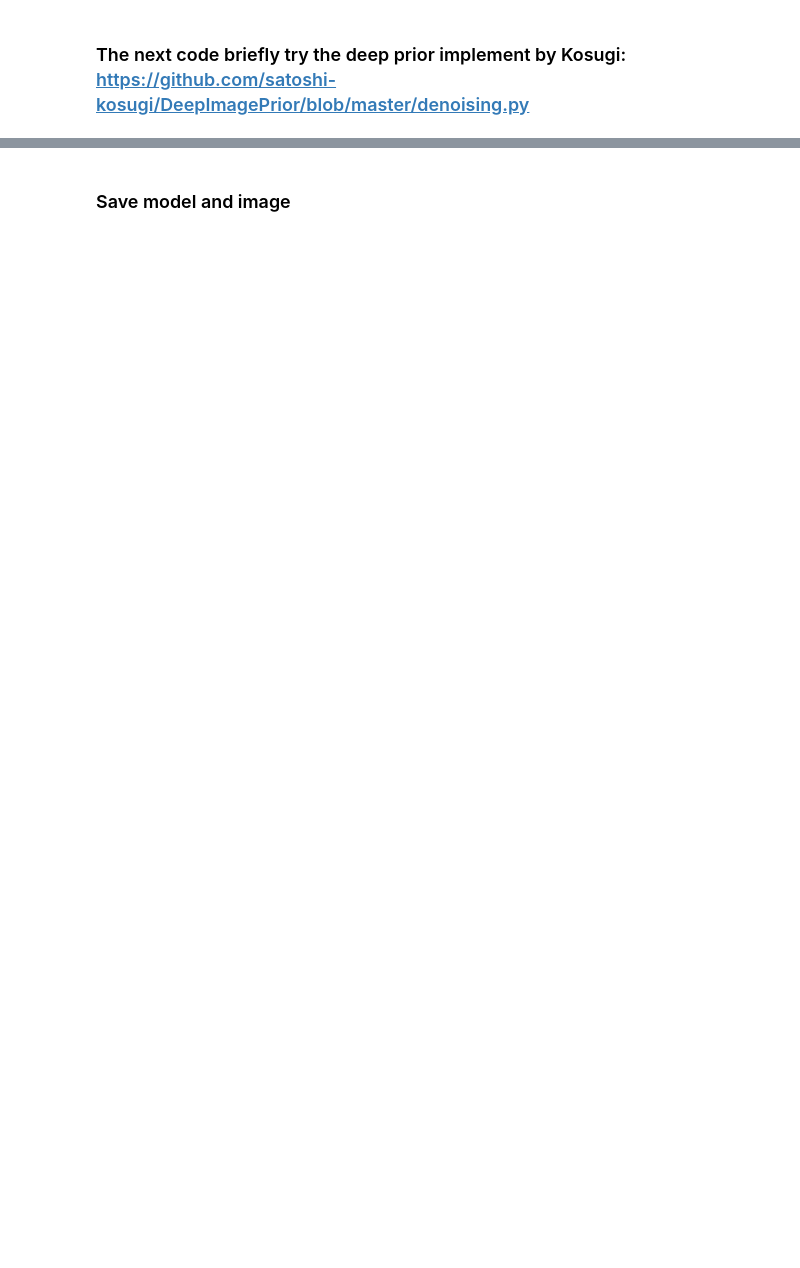
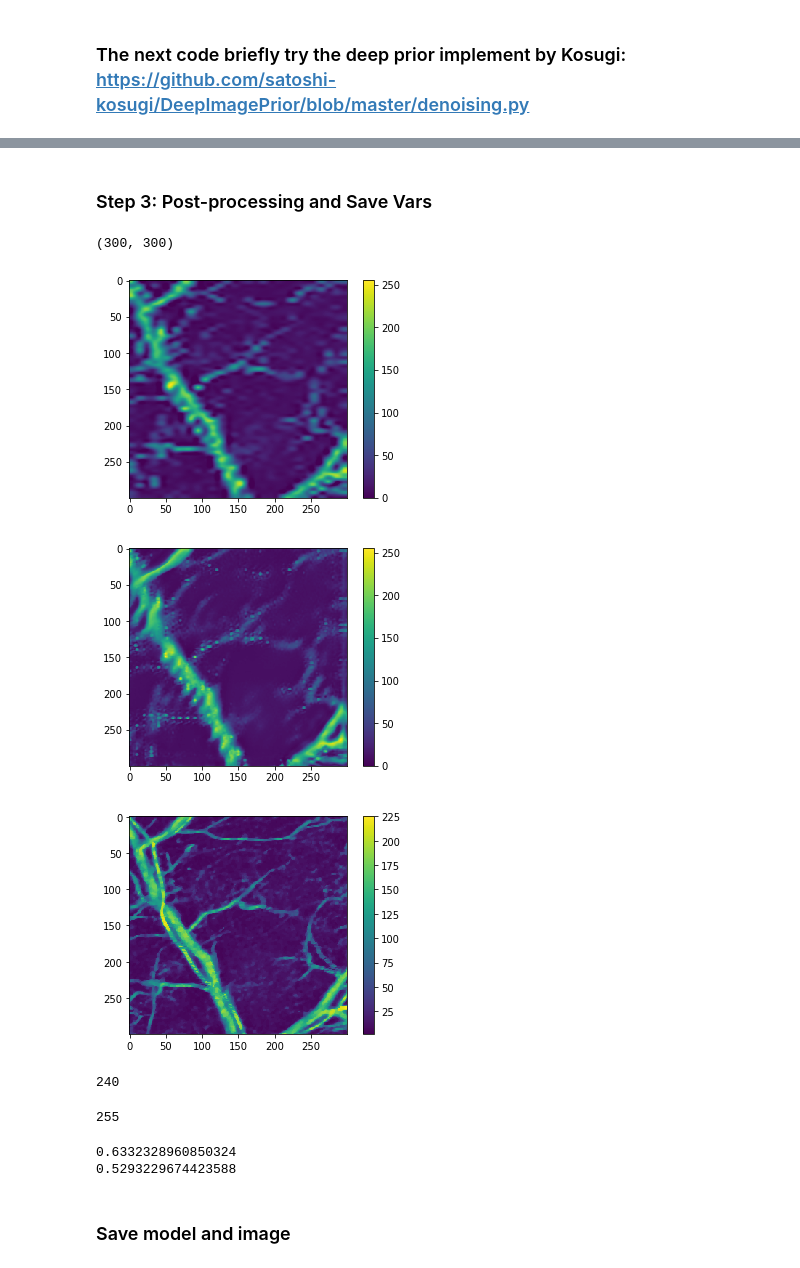
Before and after one commit to trivu169/deep-prior-pam, a Jupyter notebook: dipPAM.ipynb, the cells around one changed output, grey strips where cells are left out. Drawn from its saved outputs; the diff is of its cells as text; code cells hidden in the pictures; blank space fills up the shorter version.

```diff
--- a/dipPAM.ipynb
+++ b/dipPAM.ipynb
@@ -326,3 +74,0 @@ Done
-# %%
-temp = np.squeeze(sr_image)
-im[:, :, 1] = temp.astype(np.uint8)
@@ -335,2 +155,43 @@ plt.show()
+# %% [markdown]
+### Step 3: Post-processing and Save Vars
+# %%
+sr_image = norm_uint8(sr_image)
+# %%
+# Assign output to the channels of the output image
+im_out = np.dstack((im_mask, sr_image, im_gt))
+# im_out = im_out.reshape((im_out.shape[1], im_out.shape[2], im_out.shape[0]))
+im_mask.shape
+# %% [output]
+(300, 300)
+# %%
+plt.imshow(norm_uint8(im_down))
+plt.colorbar()
+plt.show()
+plt.imshow(im_out[:, :, 1])
+plt.colorbar()
+plt.show()
+plt.imshow(im_out[:, :, 2])
+plt.colorbar()
+plt.show()
+# %% [output]
+[figure, added]
+[figure, added]
+[figure, added]
+# %%
+np.max(im_down)
+# %% [output]
+240
+# %%
+np.max(sr_image)
+# %% [output]
+255
+# %%
+cur_ssim = ssim(im_out[:, :, 1], im_gt)
+print(str(cur_ssim))
+cur_ssim = ssim(norm_uint8(im_down), im_gt)
+print(str(cur_ssim))
+# %% [output]
+0.6332328960850324
+0.5293229674423588
 # %% [markdown]
 ### Save model and image
```
Also changed, not shown: parts of 36 cells of this notebook, 5 other files.
